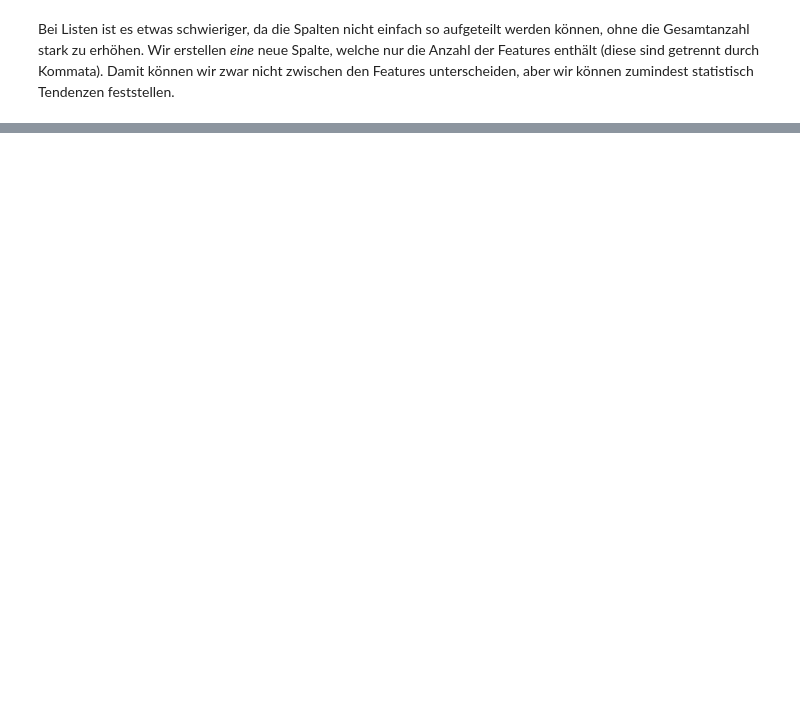
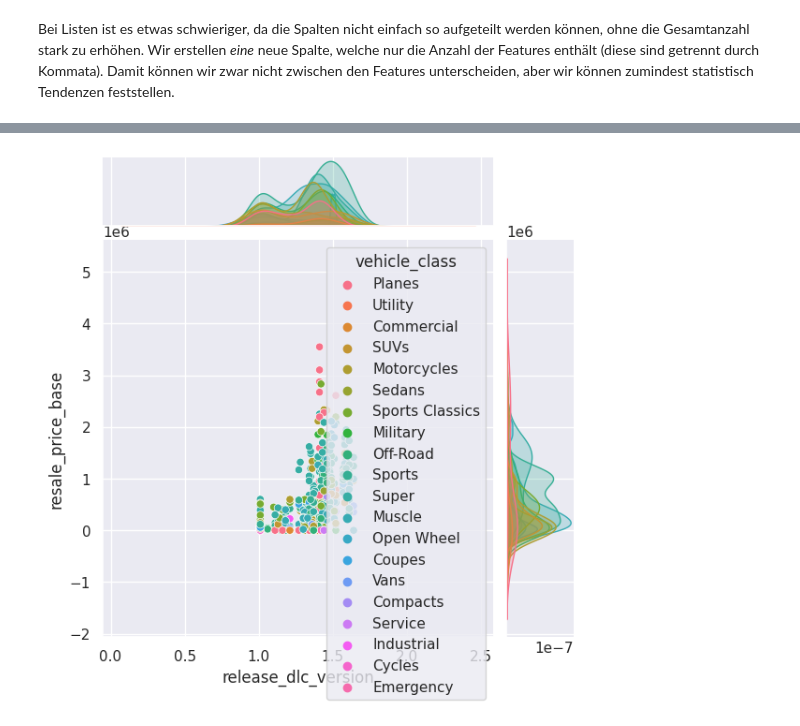
Before and after one commit to dorianprill/workshop-kmu-data, a Jupyter notebook: 02_transform_visualize.ipynb, the cells around one changed output, grey strips where cells are left out. Saved outputs shown, nothing was run; the diff lists cells and outputs as text; code cells hidden in the pictures; blank space fills up the shorter version.

```diff
--- a/02_transform_visualize.ipynb
+++ b/02_transform_visualize.ipynb
@@ -66,0 +232,15 @@ Series: 'feature_count' [u32]
+# %%
+dfv = df.select(
+        pl.exclude(['lap_time', 'release_date'])
+).to_pandas()
+
+sns.jointplot(data=dfv, x="release_dlc_version", y="resale_price_base", hue="vehicle_class")
+
+
+alt.Chart(dfv).mark_circle(size=60).encode(
+    x='release_dlc_version',
+    y='resale_price_base',
+    color='vehicle_class',
+    tooltip=['title', 'vehicle_class', 'weight_in_kg', 'top_speed_in_game_kmh']
+).interactive()
+# %% [output]
@@ -66,0 +248 @@ Series: 'feature_count' [u32]
+[figure, added]
```
Also changed, not shown: parts of 14 cells of this notebook, 2 other files.
